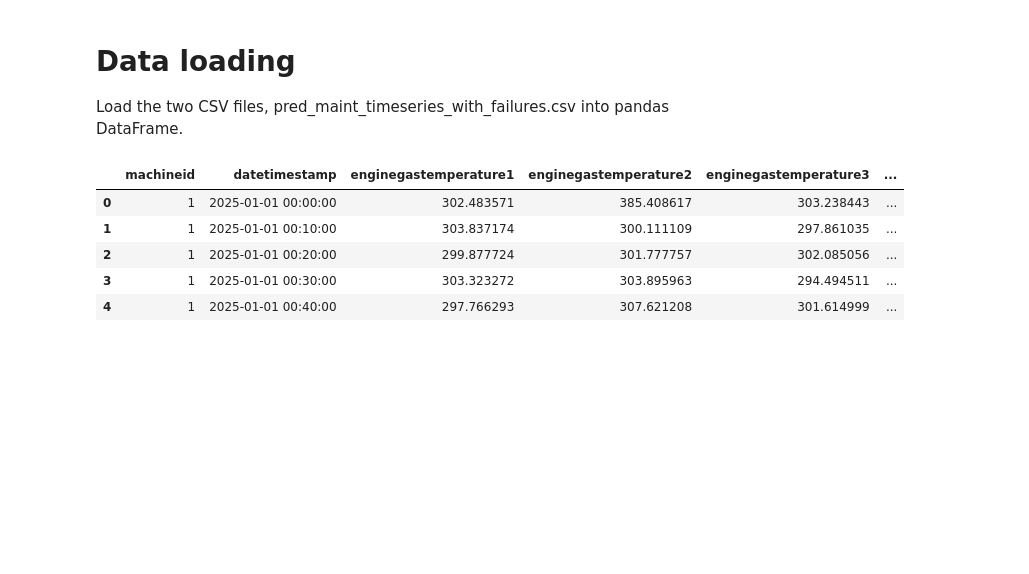
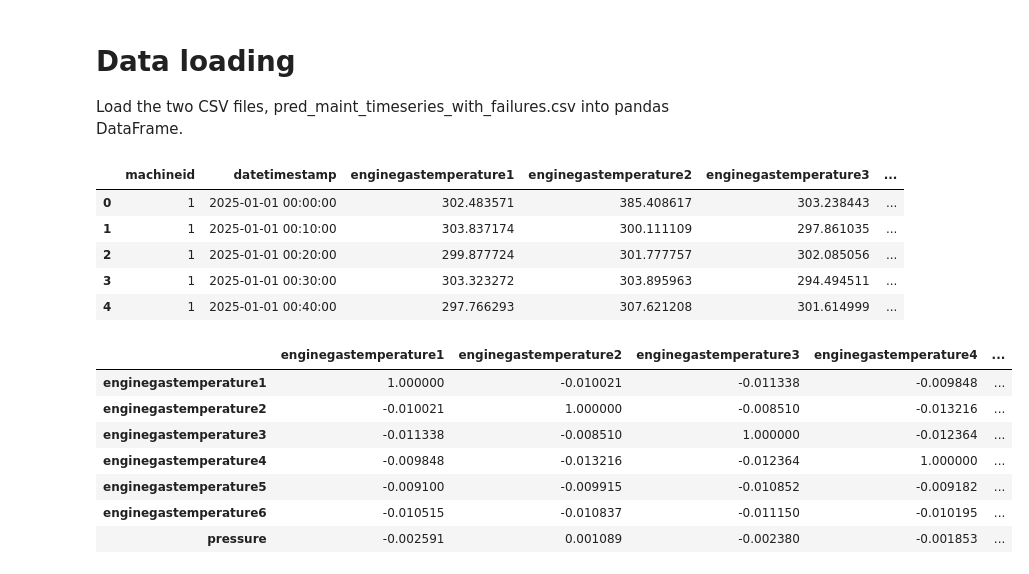
Before and after one commit to rosa-lpz/Data-Science-Portfolio, a Jupyter notebook: Predictive Maintenance/pred_maint_failures/notebooks/02-feature-engineering.ipynb, the cells around one changed output. Saved outputs shown, nothing was run; the diff lists cells and outputs as text; code cells hidden in the pictures; blank space fills up the shorter version.

```diff
--- a/Predictive Maintenance/pred_maint_failures/notebooks/02-feature-engineering.ipynb
+++ b/Predictive Maintenance/pred_maint_failures/notebooks/02-feature-engineering.ipynb
@@ -36,0 +44,13 @@ display(df.head())
+# %%
+sensor_columns = [f'enginegastemperature{i}' for i in range(1, 7)] + ['pressure']
+correlation_matrix = df[sensor_columns].corr()
+display(correlation_matrix)
+# %% [output]
+|  | enginegastemperature1 | enginegastemperature2 | enginegastemperature3 | enginegastemperature4 | ... |
+| enginegastemperature1 | 1.000000 | -0.010021 | -0.011338 | -0.009848 | ... |
+| enginegastemperature2 | -0.010021 | 1.000000 | -0.008510 | -0.013216 | ... |
+| enginegastemperature3 | -0.011338 | -0.008510 | 1.000000 | -0.012364 | ... |
+| enginegastemperature4 | -0.009848 | -0.013216 | -0.012364 | 1.000000 | ... |
+| enginegastemperature5 | -0.009100 | -0.009915 | -0.010852 | -0.009182 | ... |
+| enginegastemperature6 | -0.010515 | -0.010837 | -0.011150 | -0.010195 | ... |
+| pressure | -0.002591 | 0.001089 | -0.002380 | -0.001853 | ... |
```
Also changed, not shown: parts of 12 cells of this notebook, 1 other file.
